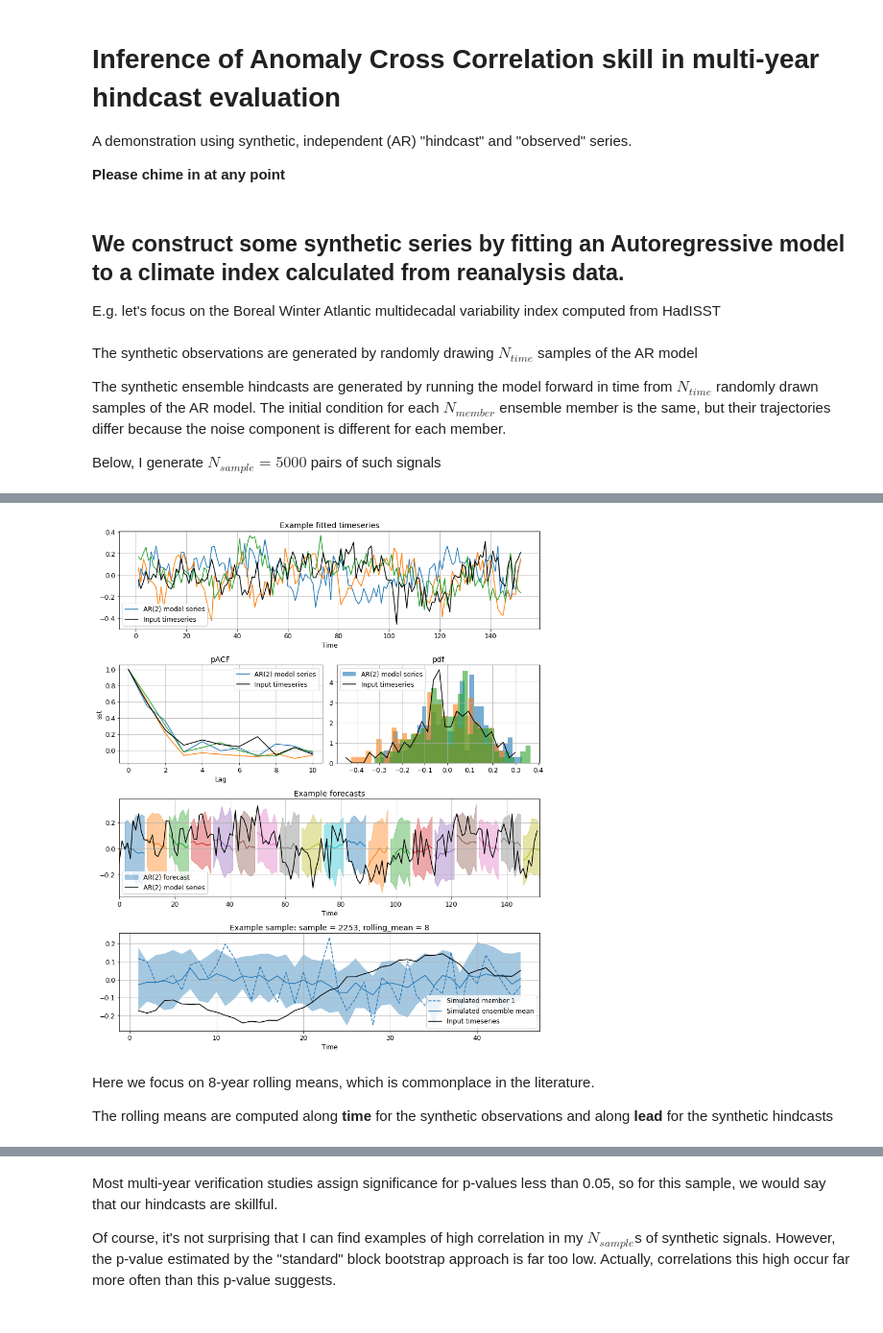
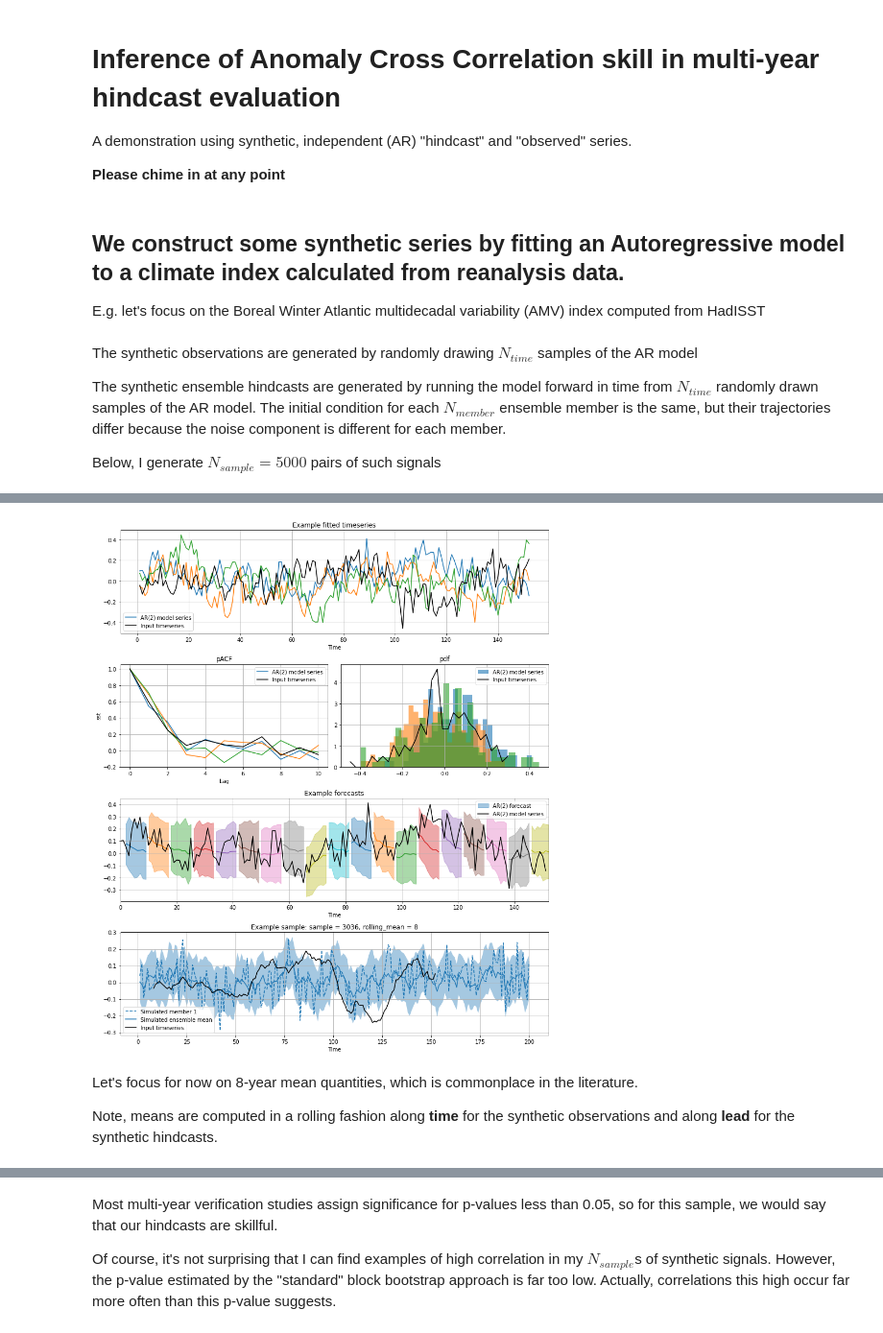
Before and after one commit to dougiesquire/Squire_2022_correlation, a Jupyter notebook: notebooks/exploratory/demo_Tim.ipynb, the cells around one changed output, grey strips where cells are left out. Shown: that part at 96% size. Saved outputs shown, nothing was run; the diff lists cells and outputs as text; code cells hidden in the pictures.

```diff
--- a/notebooks/exploratory/demo_Tim.ipynb
+++ b/notebooks/exploratory/demo_Tim.ipynb
@@ -25,7 +30,7 @@ matplotlib.rcParams["font.size"] = 12
 # %% [markdown]
 ## We construct some synthetic series by fitting an Autoregressive model to a climate index calculated from reanalysis data.
 
-E.g. let's focus on the Boreal Winter Atlantic multidecadal variability index computed from HadISST
+E.g. let's focus on the Boreal Winter Atlantic multidecadal variability (AMV) index computed from HadISST
 # %%
 HadISST = xr.open_zarr(f"{DATA_DIR}/tos_HadISST.zarr", use_cftime=True)
 AMV = utils.calculate_period_AMV_index(
@@ -40,12 +52,14 @@ The synthetic ensemble hindcasts are generated by running the model forward in t
 
 Below, I generate $N_{sample}=5000$ pairs of such signals
 # %%
-N_time = 45
+N_time = 200
 N_samples = 5000
-N_members = 40
+N_members = 200
 rolling_means = [4, 8]
 # %%
-input_data = AMV.sel(rolling_mean=1)
+%%time
+
+input_data = AMV.sel(rolling_mean=1).astype("float32")
 
 fcst = ar_model.generate_samples_like(
     input_data,
@@ -69,6 +85,6 @@ obsv = ar_model.generate_samples_like(
-[figure, old version]
+[figure, new version]
 # %% [markdown]
-Here we focus on 8-year rolling means, which is commonplace in the literature.
+Let's focus for now on 8-year mean quantities, which is commonplace in the literature.
 
-The rolling means are computed along **time** for the synthetic observations and along **lead** for the synthetic hindcasts
+Note, means are computed in a rolling fashion along **time** for the synthetic observations and along **lead** for the synthetic hindcasts.
 # %% [markdown]
```
Also changed, not shown: parts of 42 cells of this notebook, 6 other files.
